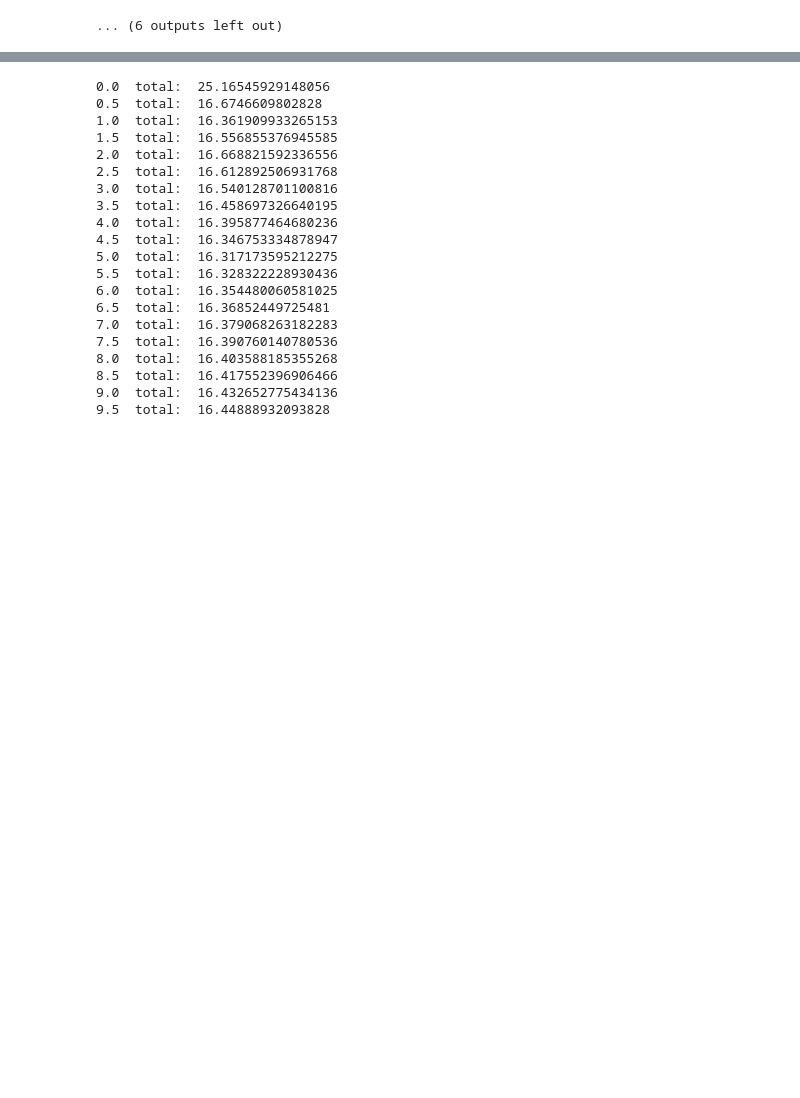
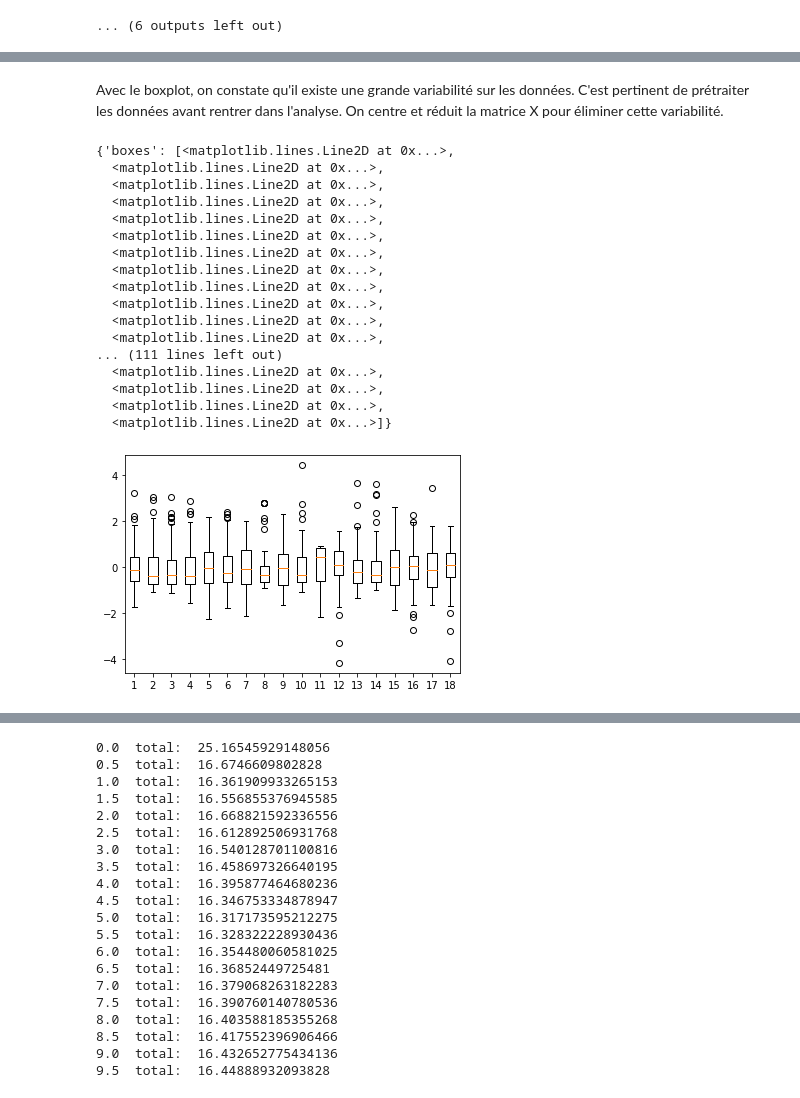
Before and after one commit to Ziqing-WU/Linear_Model, a Jupyter notebook: Modèlelinéaire.ipynb, the cells around one changed output, grey strips where cells are left out. Cells and saved outputs as stored; diff of their text form; code cells hidden in the pictures; blank space fills up the shorter version.

```diff
--- a/Modèlelinéaire.ipynb
+++ b/Modèlelinéaire.ipynb
@@ -166,3 +216,27 @@ for Col in range(len(listColNames)):
+# %% [markdown]
+Avec le boxplot, on constate qu'il existe une grande variabilité sur les données. C'est pertinent de prétraiter les données avant rentrer dans l'analyse. On centre et réduit la matrice X pour éliminer cette variabilité.
+# %%
+X_scaled = preprocessing.scale(X)
+plt.boxplot(X_scaled)
+# %% [output]
+{'boxes': [<matplotlib.lines.Line2D at 0x...>,
+  <matplotlib.lines.Line2D at 0x...>,
+  <matplotlib.lines.Line2D at 0x...>,
+  <matplotlib.lines.Line2D at 0x...>,
+  <matplotlib.lines.Line2D at 0x...>,
+  <matplotlib.lines.Line2D at 0x...>,
+  <matplotlib.lines.Line2D at 0x...>,
+  <matplotlib.lines.Line2D at 0x...>,
+  <matplotlib.lines.Line2D at 0x...>,
+  <matplotlib.lines.Line2D at 0x...>,
+  <matplotlib.lines.Line2D at 0x...>,
+  <matplotlib.lines.Line2D at 0x...>,
+... (111 lines left out)
+  <matplotlib.lines.Line2D at 0x...>,
+  <matplotlib.lines.Line2D at 0x...>,
+  <matplotlib.lines.Line2D at 0x...>,
+  <matplotlib.lines.Line2D at 0x...>]}
+[figure, added]
 # %%
 from sklearn.metrics import mean_squared_error
 MSE = []
```
Also changed, not shown: parts of 55 cells of this notebook.
